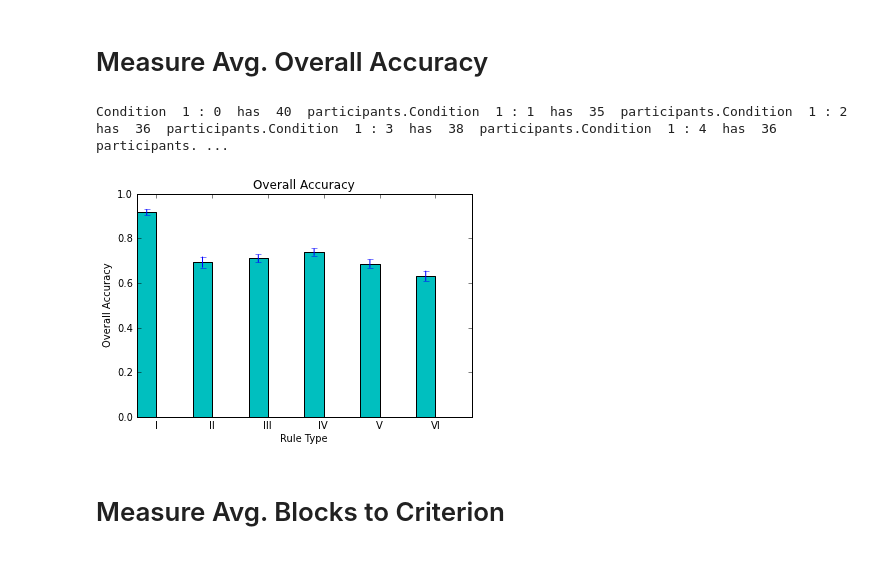
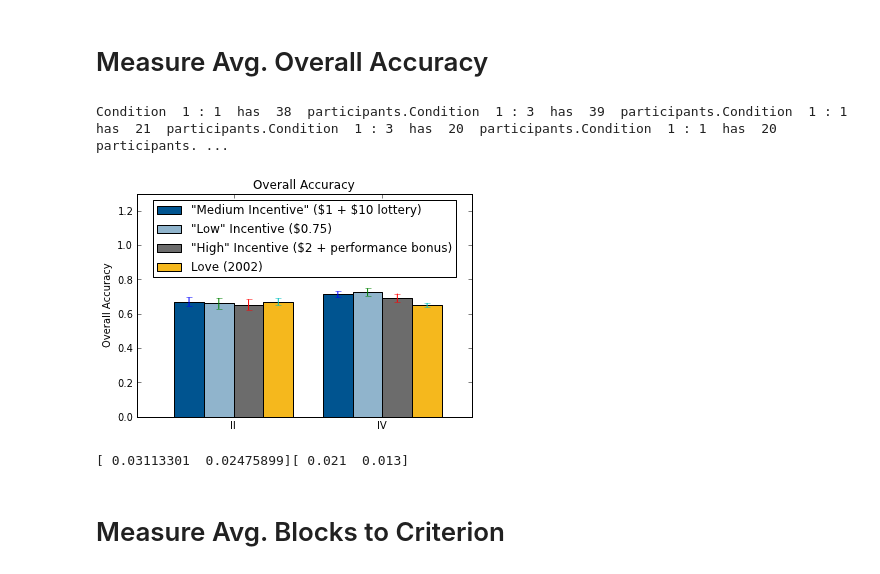
Before and after one commit to NYUCCL/CrumpMcDonnellGureckis2013, a Jupyter notebook: dataanalysis/ActiveLearning_SHJ.ipynb, the cells around one changed output. Saved outputs shown, nothing was run; the diff lists cells and outputs as text; code cells hidden in the pictures.

```diff
--- a/dataanalysis/ActiveLearning_SHJ.ipynb
+++ b/dataanalysis/ActiveLearning_SHJ.ipynb
@@ -32,8 +30,9 @@ Condition  1 : 0  has  40  participants.Condition  1 : 1  has  35  participants.
 # %%
-VERSION = '4.0'# plot parametersind = arange(6)width=0.35fig = plt.figure()ax = fig.add_subplot(111)passiveMs, passiveSEs = array([get_overall_acc(participants, VERSION, 1, i) for i in range(6)]).Tpassv = ax.bar(ind, passiveMs, width, color='c', yerr=passiveSEs)#passiveMs = array([44.0, 85.4, 121.6, 127.0, 133.8, 189.2])/16.#passv = ax.bar(ind+width, passiveMs, width, color='y')ax.set_xlabel('Rule Type')ax.set_ylabel('Overall Accuracy')ax.set_title('Overall Accuracy')ax.set_xticks(ind+width)ax.set_xticklabels(('I','II','III','IV','V','VI'))plt.show()
+# plot parametersind = arange(2)width=0.2fig = plt.figure()ax = fig.add_subplot(111)VERSION = '4.0'passiveMs, passiveSEs = array([get_overall_acc(participants, VERSION, 1, i) for i in [1,3]]).Tpassv = ax.bar(ind, passiveMs, width, color='#005490', yerr=passiveSEs)VERSION = '4.2'passiveMs, passiveSEs = array([get_overall_acc(participants, VERSION, 1, i) for i in [1,3]]).Tpassv = ax.bar(ind+width, passiveMs, width, color='#90B4CC', yerr=passiveSEs)VERSION = '4.3'passiveMs, passiveSEs = array([get_overall_acc(participants, VERSION, 1, i) for i in [1,3]]).Tpassv = ax.bar(ind+width*2, passiveMs, width, color='#6C6C6C', yerr=passiveSEs)passiveMs = array([.67, .65, ])errs = array([0.021, 0.013, ])passv = ax.bar(ind+width*3, passiveMs, width, color='#F5B81D', yerr=errs)#passiveMs = array([44.0, 85.4, 121.6, 127.0, 133.8, 189.2])/16.#passv = ax.bar(ind+width, passiveMs, width, color='y')ax.set_ylabel('Overall Accuracy')ax.set_title('Overall Accuracy')ax.set_xticks(ind+width*2)ax.set_xticklabels(('II','IV'))ax.legend( ('\"Medium Incentive\" (\$1 + \$10 lottery)','\"Low\" Incentive ($0.75)', '\"High\" Incentive ($2 + performance bonus)','Love (2002)') , 'upper center')plt.axis([-0.25,2,0,1.3])plt.show()print passiveSEsprint errs
 # %% [output]
-Condition  1 : 0  has  40  participants.Condition  1 : 1  has  35  participants.Condition  1 : 2  has  36  participants.Condition  1 : 3  has  38  participants.Condition  1 : 4  has  36  participants. ...
+Condition  1 : 1  has  38  participants.Condition  1 : 3  has  39  participants.Condition  1 : 1  has  21  participants.Condition  1 : 3  has  20  participants.Condition  1 : 1  has  20  participants. ...
-[figure, old version]
+[figure, new version]
+[ 0.03113301  0.02475899][ 0.021  0.013]
 # %% [markdown]
 # Measure Avg. Blocks to Criterion
 # %%
```
Also changed, not shown: parts of 29 cells of this notebook, 3 other files.
